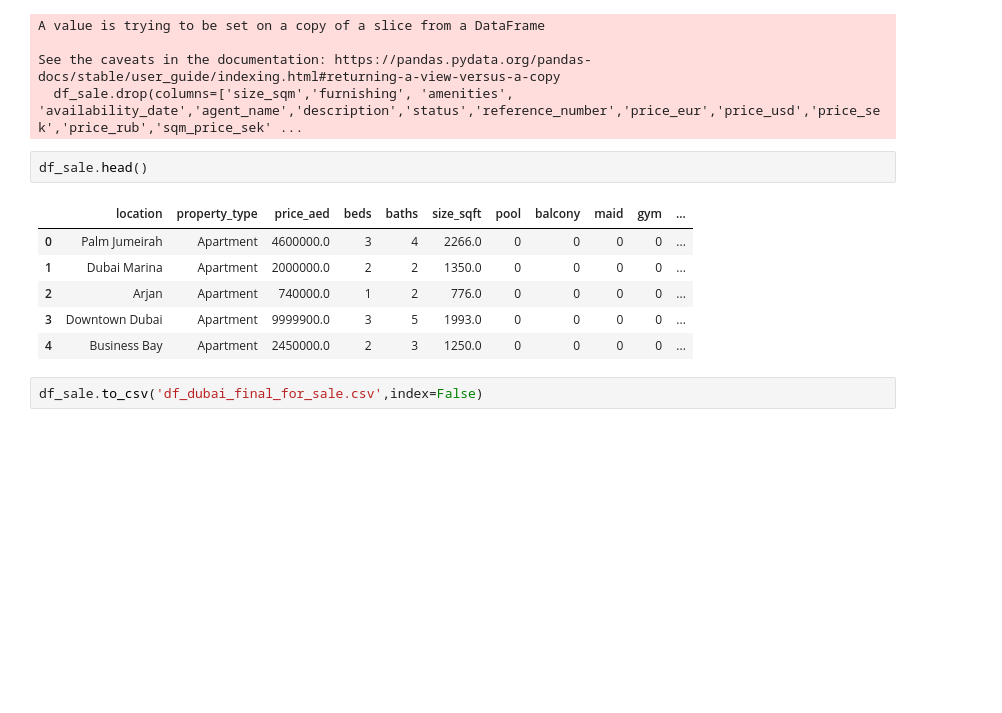
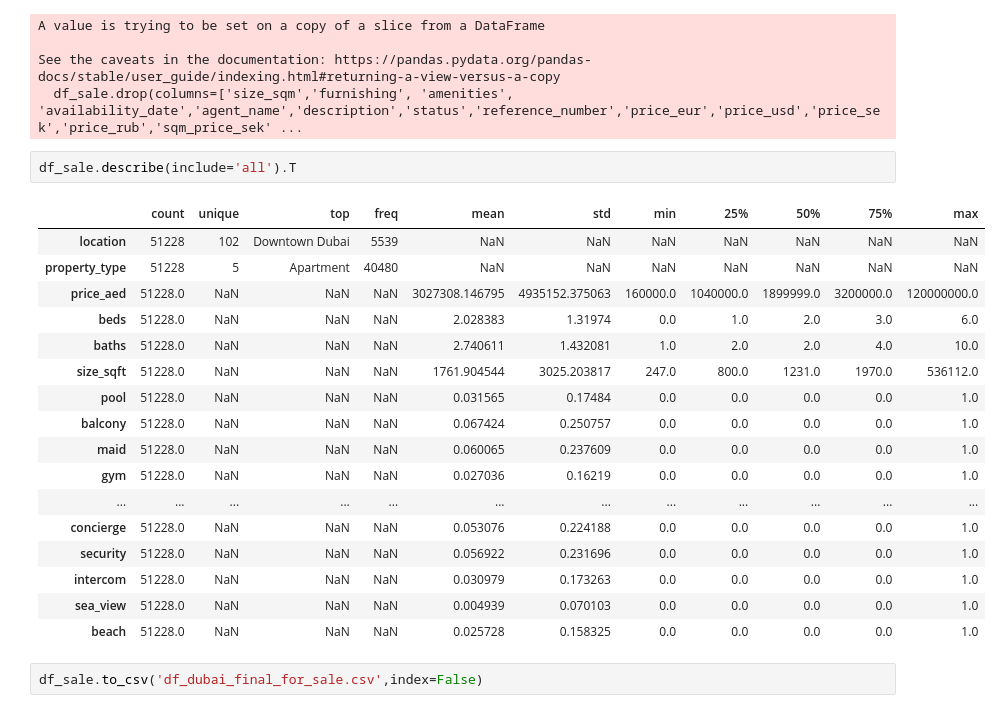
Before and after one commit to GVRQ/real_estate_model, a Jupyter notebook: dubai_eda.ipynb, the cells around one changed output. Drawn from its saved outputs; the diff is of its cells as text; blank space fills up the shorter version.

```diff
--- a/dubai_eda.ipynb
+++ b/dubai_eda.ipynb
@@ -1679,14 +1679,25 @@ A value is trying to be set on a copy of a slice from a DataFrame
 
 See the caveats in the documentation: https://pandas.pydata.org/pandas-docs/stable/user_guide/indexing.html#returning-a-view-versus-a-copy
   df_sale.drop(columns=['size_sqm','furnishing', 'amenities', 'availability_date','agent_name','description','status','reference_number','price_eur','price_usd','price_sek','price_rub','sqm_price_sek' ...
-# %%
-df_sale.head()
-# %% [output]
-|  | location | property_type | price_aed | beds | baths | size_sqft | pool | balcony | maid | gym | ... |
-| 0 | Palm Jumeirah | Apartment | 4600000.0 | 3 | 4 | 2266.0 | 0 | 0 | 0 | 0 | ... |
-| 1 | Dubai Marina | Apartment | 2000000.0 | 2 | 2 | 1350.0 | 0 | 0 | 0 | 0 | ... |
-| 2 | Arjan | Apartment | 740000.0 | 1 | 2 | 776.0 | 0 | 0 | 0 | 0 | ... |
-| 3 | Downtown Dubai | Apartment | 9999900.0 | 3 | 5 | 1993.0 | 0 | 0 | 0 | 0 | ... |
-| 4 | Business Bay | Apartment | 2450000.0 | 2 | 3 | 1250.0 | 0 | 0 | 0 | 0 | ... |
+# %%
+df_sale.describe(include='all').T
+# %% [output]
+|  | count | unique | top | freq | mean | std | min | 25% | 50% | 75% | max |
+| location | 51228 | 102 | Downtown Dubai | 5539 | NaN | NaN | NaN | NaN | NaN | NaN | NaN |
+| property_type | 51228 | 5 | Apartment | 40480 | NaN | NaN | NaN | NaN | NaN | NaN | NaN |
+| price_aed | 51228.0 | NaN | NaN | NaN | 3027308.146795 | 4935152.375063 | 160000.0 | 1040000.0 | 1899999.0 | 3200000.0 | 120000000.0 |
+| beds | 51228.0 | NaN | NaN | NaN | 2.028383 | 1.31974 | 0.0 | 1.0 | 2.0 | 3.0 | 6.0 |
+| baths | 51228.0 | NaN | NaN | NaN | 2.740611 | 1.432081 | 1.0 | 2.0 | 2.0 | 4.0 | 10.0 |
+| size_sqft | 51228.0 | NaN | NaN | NaN | 1761.904544 | 3025.203817 | 247.0 | 800.0 | 1231.0 | 1970.0 | 536112.0 |
+| pool | 51228.0 | NaN | NaN | NaN | 0.031565 | 0.17484 | 0.0 | 0.0 | 0.0 | 0.0 | 1.0 |
+| balcony | 51228.0 | NaN | NaN | NaN | 0.067424 | 0.250757 | 0.0 | 0.0 | 0.0 | 0.0 | 1.0 |
+| maid | 51228.0 | NaN | NaN | NaN | 0.060065 | 0.237609 | 0.0 | 0.0 | 0.0 | 0.0 | 1.0 |
+| gym | 51228.0 | NaN | NaN | NaN | 0.027036 | 0.16219 | 0.0 | 0.0 | 0.0 | 0.0 | 1.0 |
+| ... | ... | ... | ... | ... | ... | ... | ... | ... | ... | ... | ... |
+| concierge | 51228.0 | NaN | NaN | NaN | 0.053076 | 0.224188 | 0.0 | 0.0 | 0.0 | 0.0 | 1.0 |
+| security | 51228.0 | NaN | NaN | NaN | 0.056922 | 0.231696 | 0.0 | 0.0 | 0.0 | 0.0 | 1.0 |
+| intercom | 51228.0 | NaN | NaN | NaN | 0.030979 | 0.173263 | 0.0 | 0.0 | 0.0 | 0.0 | 1.0 |
+| sea_view | 51228.0 | NaN | NaN | NaN | 0.004939 | 0.070103 | 0.0 | 0.0 | 0.0 | 0.0 | 1.0 |
+| beach | 51228.0 | NaN | NaN | NaN | 0.025728 | 0.158325 | 0.0 | 0.0 | 0.0 | 0.0 | 1.0 |
 # %%
 df_sale.to_csv('df_dubai_final_for_sale.csv',index=False)
```
Also changed, not shown: 1 other file.
